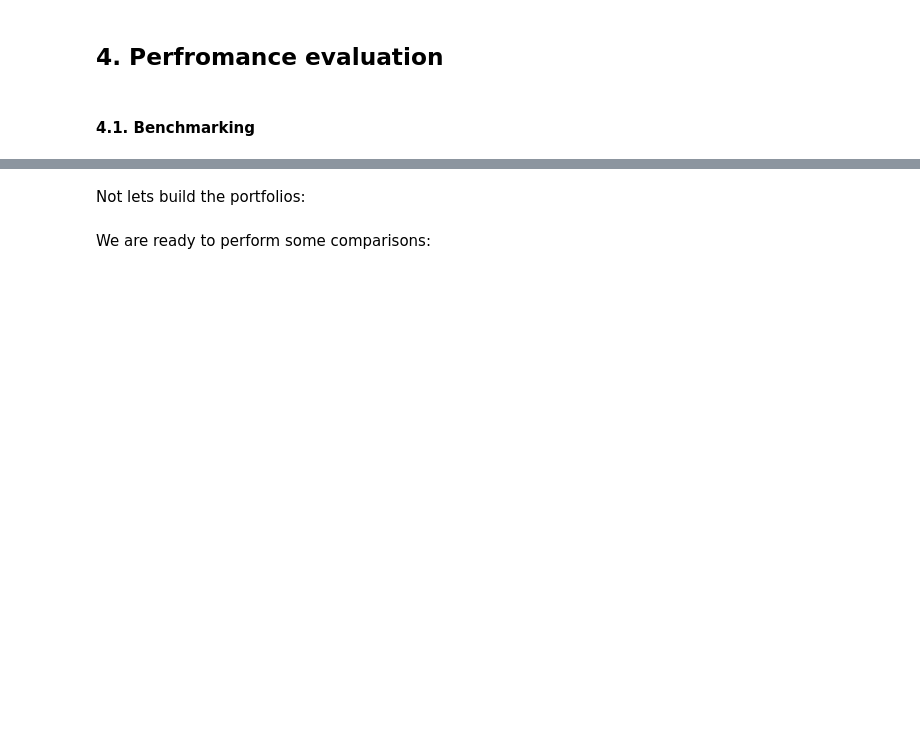
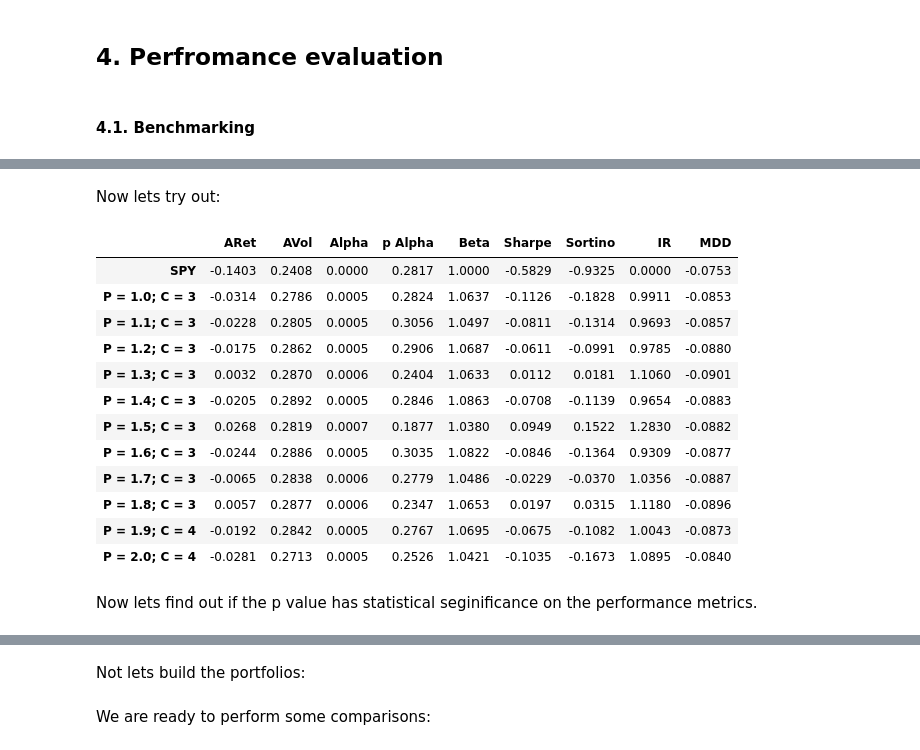
Before and after one commit to dariosandrucci/thesis, a Jupyter notebook: project_notebook.ipynb, the cells around one changed output, grey strips where cells are left out. Cells and saved outputs as stored; diff of their text form; code cells hidden in the pictures; blank space fills up the shorter version.

```diff
--- a/project_notebook.ipynb
+++ b/project_notebook.ipynb
@@ -121,0 +134,39 @@ w = optPort_nco(train_set, min_matrix, 3, 0.5, 50, 5)
+# %%
+ps = [1.0,1.1,1.2,1.3,1.4,1.5,1.6,1.7,1.8,1.9,2.0]
+# %% [markdown]
+Now lets try out:
+# %%
+def p_tuner(train_set, corr, th = 0.074, iter = 1000):
+    min_ports = []
+    ps = [1.0,1.1,1.2,1.3,1.4,1.5,1.6,1.7,1.8,1.9,2.0]
+    for p in tqdm(ps):
+        min_matrix_ = np.array(pairwise_distances(corr, metric = "minkowski", p = p))
+        nr_clusters_sse = sse(min_matrix_, graph = False)
+        w_ = optPort_nco(train_set, min_matrix_, nr_clusters_sse, th, iter, 5)
+        name = f"P = {p}; C = {nr_clusters_sse}"
+        port = Portfolio(name, test_set, w_)
+        min_ports.append(port)
+    return min_ports
+# %%
+min_ports = p_tuner(train_set, corr2)
+min_bm = PortfolioBenchmarking(min_ports)
+# %%
+rp = min_bm.performance_report(True)
+# %%
+rp
+# %% [output]
+|  | ARet | AVol | Alpha | p Alpha | Beta | Sharpe | Sortino | IR | MDD |
+| SPY | -0.1403 | 0.2408 | 0.0000 | 0.2817 | 1.0000 | -0.5829 | -0.9325 | 0.0000 | -0.0753 |
+| P = 1.0; C = 3 | -0.0314 | 0.2786 | 0.0005 | 0.2824 | 1.0637 | -0.1126 | -0.1828 | 0.9911 | -0.0853 |
+| P = 1.1; C = 3 | -0.0228 | 0.2805 | 0.0005 | 0.3056 | 1.0497 | -0.0811 | -0.1314 | 0.9693 | -0.0857 |
+| P = 1.2; C = 3 | -0.0175 | 0.2862 | 0.0005 | 0.2906 | 1.0687 | -0.0611 | -0.0991 | 0.9785 | -0.0880 |
+| P = 1.3; C = 3 | 0.0032 | 0.2870 | 0.0006 | 0.2404 | 1.0633 | 0.0112 | 0.0181 | 1.1060 | -0.0901 |
+| P = 1.4; C = 3 | -0.0205 | 0.2892 | 0.0005 | 0.2846 | 1.0863 | -0.0708 | -0.1139 | 0.9654 | -0.0883 |
+| P = 1.5; C = 3 | 0.0268 | 0.2819 | 0.0007 | 0.1877 | 1.0380 | 0.0949 | 0.1522 | 1.2830 | -0.0882 |
+| P = 1.6; C = 3 | -0.0244 | 0.2886 | 0.0005 | 0.3035 | 1.0822 | -0.0846 | -0.1364 | 0.9309 | -0.0877 |
+| P = 1.7; C = 3 | -0.0065 | 0.2838 | 0.0006 | 0.2779 | 1.0486 | -0.0229 | -0.0370 | 1.0356 | -0.0887 |
+| P = 1.8; C = 3 | 0.0057 | 0.2877 | 0.0006 | 0.2347 | 1.0653 | 0.0197 | 0.0315 | 1.1180 | -0.0896 |
+| P = 1.9; C = 4 | -0.0192 | 0.2842 | 0.0005 | 0.2767 | 1.0695 | -0.0675 | -0.1082 | 1.0043 | -0.0873 |
+| P = 2.0; C = 4 | -0.0281 | 0.2713 | 0.0005 | 0.2526 | 1.0421 | -0.1035 | -0.1673 | 1.0895 | -0.0840 |
+# %% [markdown]
+Now lets find out if the p value has statistical seginificance on the performance metrics.
```
Also changed, not shown: parts of 30 cells of this notebook, 2 other files.
